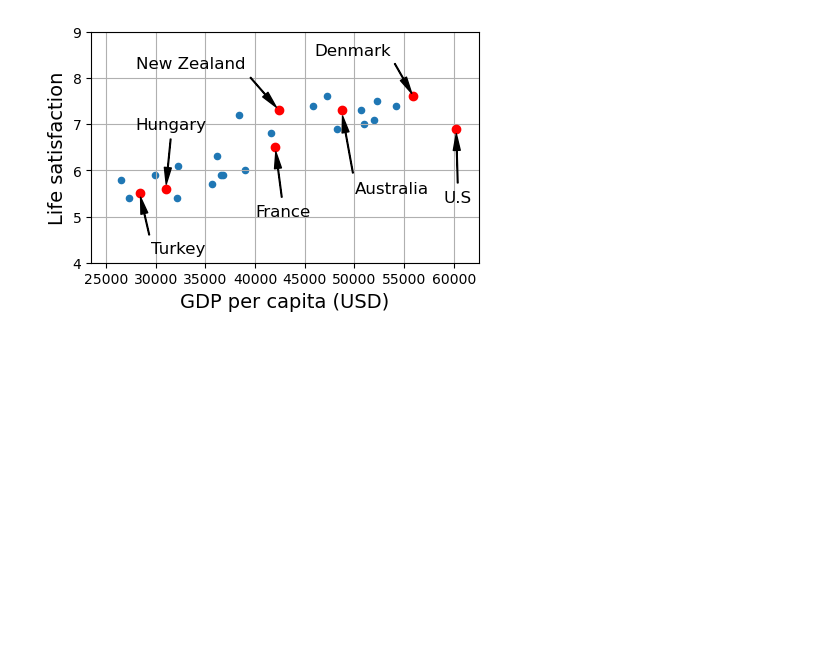
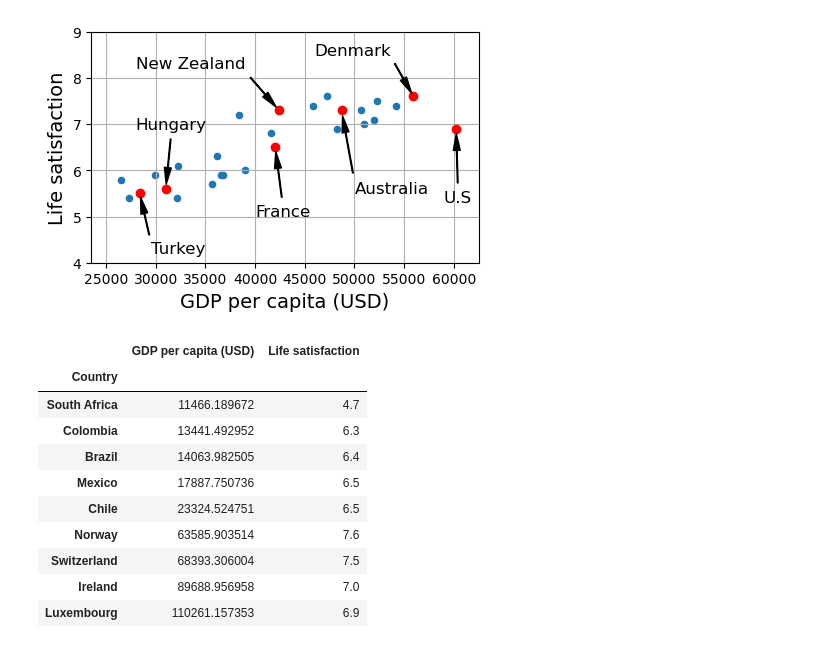
Before and after one commit to yMugrelo/hands-on-ml, a Jupyter notebook: 1. The Machine Learning Landscape/Notebook/TheMachineLearningLandscape.ipynb, the cells around one changed output. Saved outputs shown, nothing was run; the diff lists cells and outputs as text; code cells hidden in the pictures; blank space fills up the shorter version.

```diff
--- a/1. The Machine Learning Landscape/Notebook/TheMachineLearningLandscape.ipynb
+++ b/1. The Machine Learning Landscape/Notebook/TheMachineLearningLandscape.ipynb
@@ -168,3 +168,18 @@ plt.axis([min_gdp, max_gdp, min_life_sat, max_life_sat])
 plt.show()
 # %% [output]
 [figure]
+# %%
+missing_data = full_country_stats[(full_country_stats[gdppc_col] < min_gdp) | (full_country_stats[gdppc_col] > max_gdp)]
+missing_data
+# %% [output]
+|  | GDP per capita (USD) | Life satisfaction |
+| Country |  |  |
+| South Africa | 11466.189672 | 4.7 |
+| Colombia | 13441.492952 | 6.3 |
+| Brazil | 14063.982505 | 6.4 |
+| Mexico | 17887.750736 | 6.5 |
+| Chile | 23324.524751 | 6.5 |
+| Norway | 63585.903514 | 7.6 |
+| Switzerland | 68393.306004 | 7.5 |
+| Ireland | 89688.956958 | 7.0 |
+| Luxembourg | 110261.157353 | 6.9 |
```
Also changed, not shown: parts of 4 cells of this notebook.
